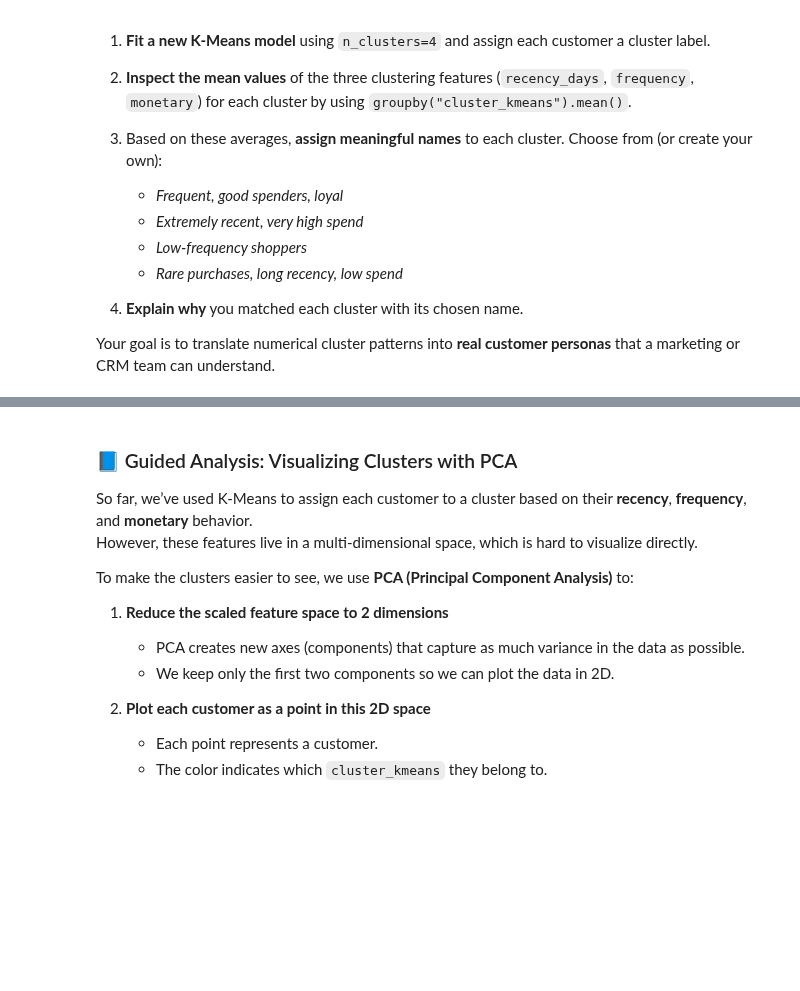
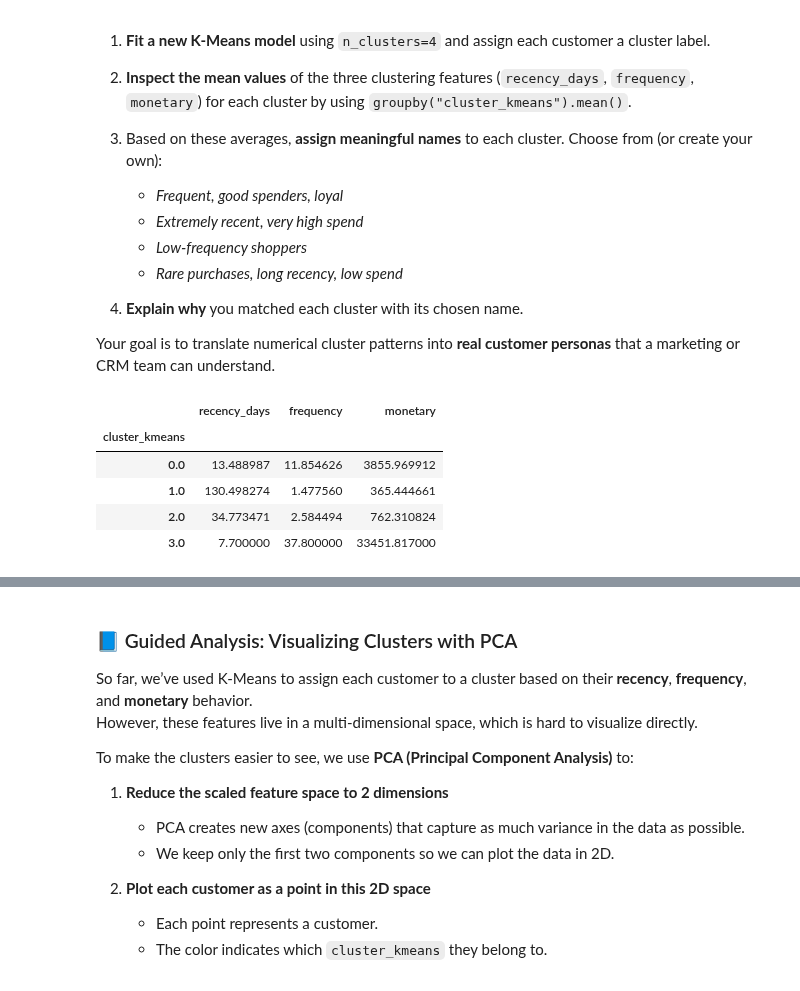
Before and after one commit to JanaAliCS/machine_leanring, a Jupyter notebook: Assignment_4.ipynb, the cells around one changed output, grey strips where cells are left out. Saved outputs shown, nothing was run; the diff lists cells and outputs as text; code cells hidden in the pictures; blank space fills up the shorter version.

```diff
--- a/Assignment_4.ipynb
+++ b/Assignment_4.ipynb
@@ -910,0 +939,8 @@ Complete all three steps above to segment customers based on their purchase beha
+# %%
+#3
+k_optimal = 3
+
+kmeans_final = KMeans(n_clusters=k_optimal, random_state=42)
+clusters = kmeans_final.fit_predict(clustering_scaled)
+
+customers_past.loc[clustering_df.index, "cluster_kmeans"] = clusters
@@ -924,3 +974,25 @@ Assume that the optimal number of clusters is **K = 4**.
 4. **Explain why** you matched each cluster with its chosen name.
 
 Your goal is to translate numerical cluster patterns into **real customer personas** that a marketing or CRM team can understand.
+# %%
+#1 new k-means model
+kmeans_4 = KMeans(n_clusters=4, random_state=42)
+clusters_4 = kmeans_4.fit_predict(clustering_scaled)
+
+customers_past.loc[clustering_df.index, "cluster_kmeans"] = clusters_4
+
+#2
+cluster_summary = (
+    customers_past
+    .groupby("cluster_kmeans")[["recency_days", "frequency", "monetary"]]
+    .mean()
+)
+
+cluster_summary
+# %% [output]
+|  | recency_days | frequency | monetary |
+| cluster_kmeans |  |  |  |
+| 0.0 | 13.488987 | 11.854626 | 3855.969912 |
+| 1.0 | 130.498274 | 1.477560 | 365.444661 |
+| 2.0 | 34.773471 | 2.584494 | 762.310824 |
+| 3.0 | 7.700000 | 37.800000 | 33451.817000 |
```
Also changed, not shown: parts of 3 cells of this notebook.
